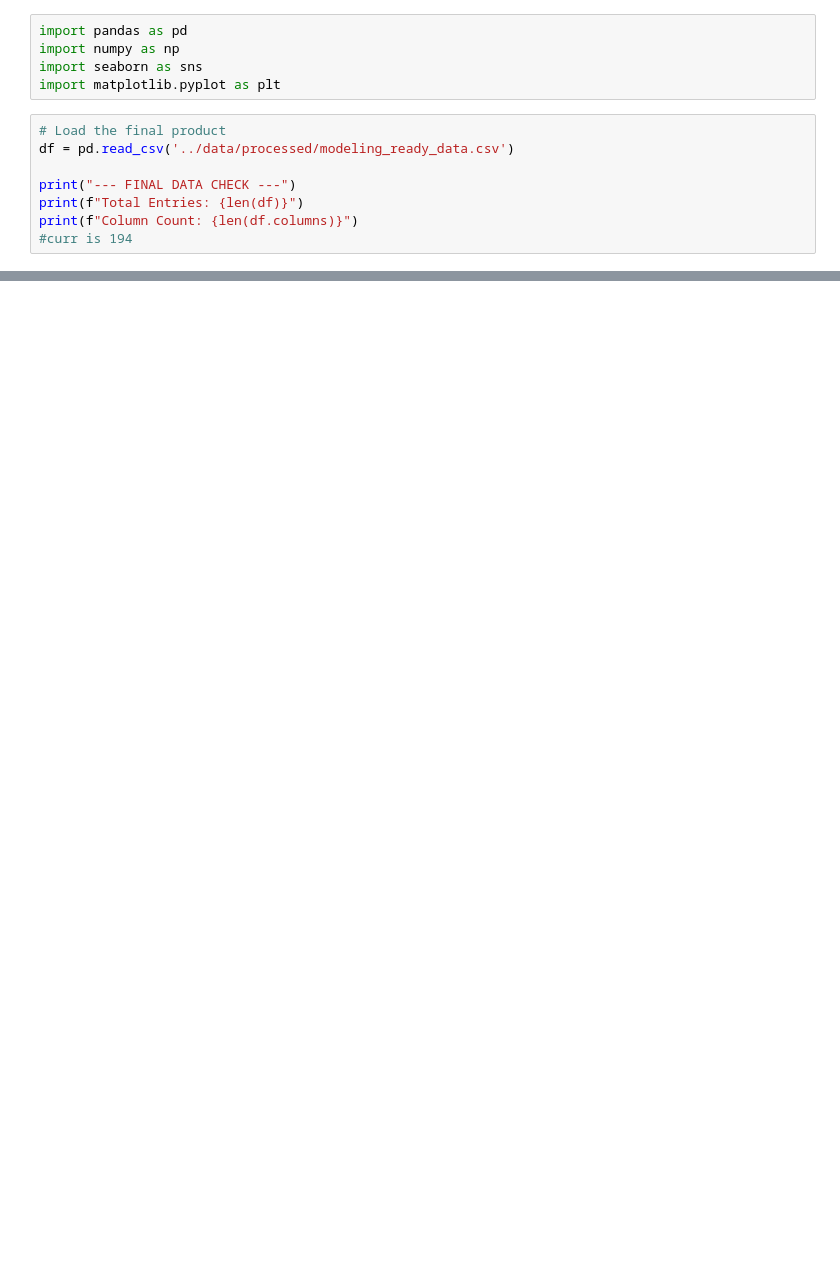
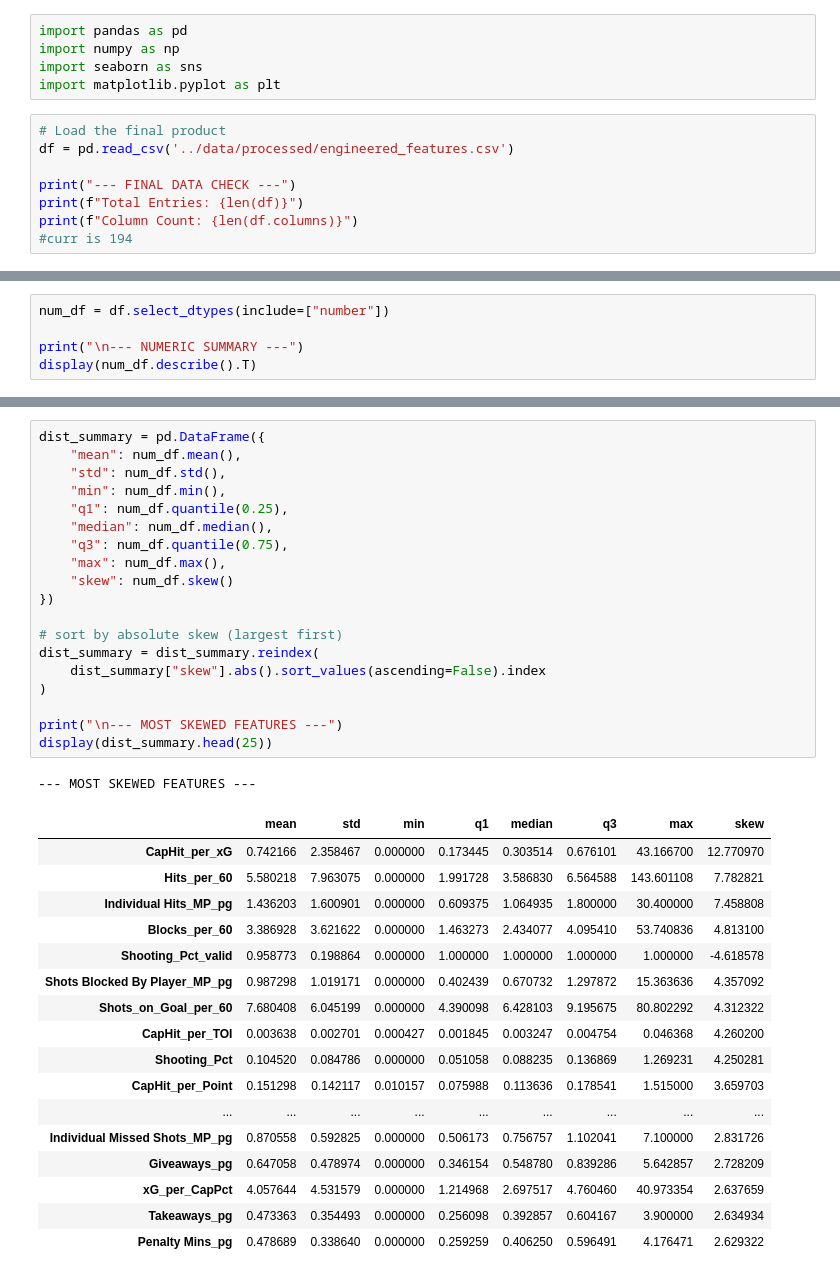
Before and after one commit to michaelwaltu/nhl-salary-alpha-project, a Jupyter notebook: notebooks/01_data_cleaning.ipynb, the cells around one changed output, grey strips where cells are left out. Cells and saved outputs as stored; diff of their text form; blank space fills up the shorter version.

```diff
--- a/notebooks/01_data_cleaning.ipynb
+++ b/notebooks/01_data_cleaning.ipynb
@@ -5,7 +5,7 @@ import seaborn as sns
 import matplotlib.pyplot as plt
 # %%
 # Load the final product
-df = pd.read_csv('../data/processed/modeling_ready_data.csv')
+df = pd.read_csv('../data/processed/engineered_features.csv')
 
 print("--- FINAL DATA CHECK ---")
 print(f"Total Entries: {len(df)}")
@@ -144,0 +85,5 @@ max     17.000000      85.386848       19156.533333
+# %%
+num_df = df.select_dtypes(include=["number"])
+
+print("\n--- NUMERIC SUMMARY ---")
+display(num_df.describe().T)
@@ -144,0 +142,38 @@ max     17.000000      85.386848       19156.533333
+# %%
+dist_summary = pd.DataFrame({
+    "mean": num_df.mean(),
+    "std": num_df.std(),
+    "min": num_df.min(),
+    "q1": num_df.quantile(0.25),
+    "median": num_df.median(),
+    "q3": num_df.quantile(0.75),
+    "max": num_df.max(),
+    "skew": num_df.skew()
+})
+
+# sort by absolute skew (largest first)
+dist_summary = dist_summary.reindex(
+    dist_summary["skew"].abs().sort_values(ascending=False).index
+)
+
+print("\n--- MOST SKEWED FEATURES ---")
+display(dist_summary.head(25))
+# %% [output]
+--- MOST SKEWED FEATURES ---
+|  | mean | std | min | q1 | median | q3 | max | skew |
+| CapHit_per_xG | 0.742166 | 2.358467 | 0.000000 | 0.173445 | 0.303514 | 0.676101 | 43.166700 | 12.770970 |
+| Hits_per_60 | 5.580218 | 7.963075 | 0.000000 | 1.991728 | 3.586830 | 6.564588 | 143.601108 | 7.782821 |
+| Individual Hits_MP_pg | 1.436203 | 1.600901 | 0.000000 | 0.609375 | 1.064935 | 1.800000 | 30.400000 | 7.458808 |
+| Blocks_per_60 | 3.386928 | 3.621622 | 0.000000 | 1.463273 | 2.434077 | 4.095410 | 53.740836 | 4.813100 |
+| Shooting_Pct_valid | 0.958773 | 0.198864 | 0.000000 | 1.000000 | 1.000000 | 1.000000 | 1.000000 | -4.618578 |
+| Shots Blocked By Player_MP_pg | 0.987298 | 1.019171 | 0.000000 | 0.402439 | 0.670732 | 1.297872 | 15.363636 | 4.357092 |
+| Shots_on_Goal_per_60 | 7.680408 | 6.045199 | 0.000000 | 4.390098 | 6.428103 | 9.195675 | 80.802292 | 4.312322 |
+| CapHit_per_TOI | 0.003638 | 0.002701 | 0.000427 | 0.001845 | 0.003247 | 0.004754 | 0.046368 | 4.260200 |
+| Shooting_Pct | 0.104520 | 0.084786 | 0.000000 | 0.051058 | 0.088235 | 0.136869 | 1.269231 | 4.250281 |
+| CapHit_per_Point | 0.151298 | 0.142117 | 0.010157 | 0.075988 | 0.113636 | 0.178541 | 1.515000 | 3.659703 |
+| ... | ... | ... | ... | ... | ... | ... | ... | ... |
+| Individual Missed Shots_MP_pg | 0.870558 | 0.592825 | 0.000000 | 0.506173 | 0.756757 | 1.102041 | 7.100000 | 2.831726 |
+| Giveaways_pg | 0.647058 | 0.478974 | 0.000000 | 0.346154 | 0.548780 | 0.839286 | 5.642857 | 2.728209 |
+| xG_per_CapPct | 4.057644 | 4.531579 | 0.000000 | 1.214968 | 2.697517 | 4.760460 | 40.973354 | 2.637659 |
+| Takeaways_pg | 0.473363 | 0.354493 | 0.000000 | 0.256098 | 0.392857 | 0.604167 | 3.900000 | 2.634934 |
+| Penalty Mins_pg | 0.478689 | 0.338640 | 0.000000 | 0.259259 | 0.406250 | 0.596491 | 4.176471 | 2.629322 |
```
Also changed, not shown: parts of 29 cells of this notebook, 2 other files.
